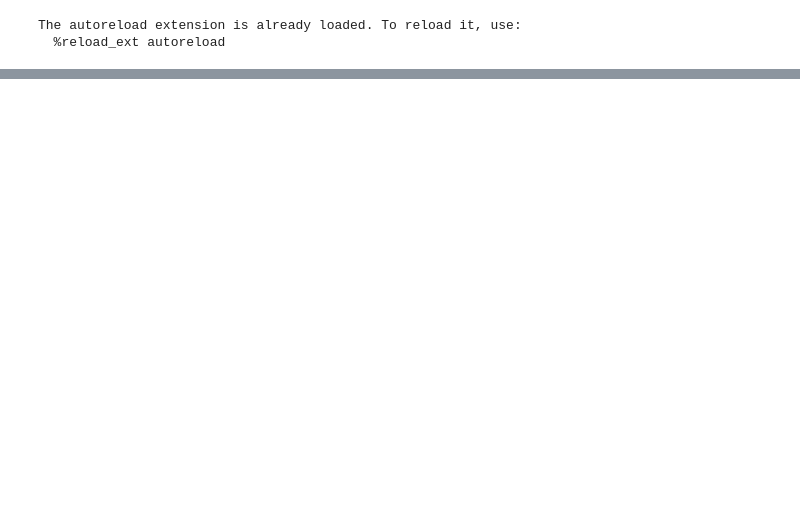
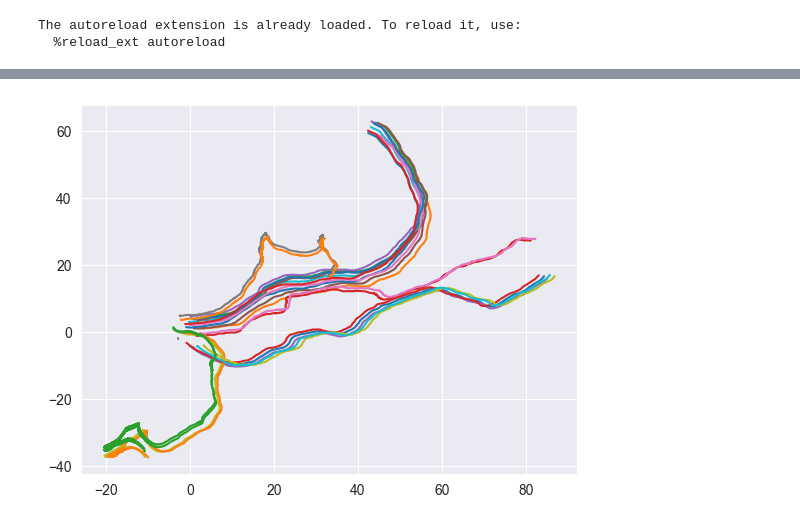
Before and after one commit to jerrymhuang/TogetherFlow, a Jupyter notebook: togetherflow/simulation_test.ipynb, the cells around one changed output, grey strips where cells are left out. Cells and saved outputs as stored; diff of their text form; code cells hidden in the pictures; blank space fills up the shorter version.

```diff
--- a/togetherflow/simulation_test.ipynb
+++ b/togetherflow/simulation_test.ipynb
@@ -75,0 +132,6 @@ b.save('./../media/gif/position1.gif', writer=PillowWriter(fps=30))
+# %%
+alignment_sim = look_with_neighbors(agent_pos, agent_rot, sensing_radius=2., noise=0.5)
+for i in range(len(agent_pos)):
+    plt.plot(alignment_sim[:,i,0], alignment_sim[:,i,1])
+# %% [output]
+[figure, added]
```
Also changed, not shown: parts of 17 cells of this notebook, 7 other files.
